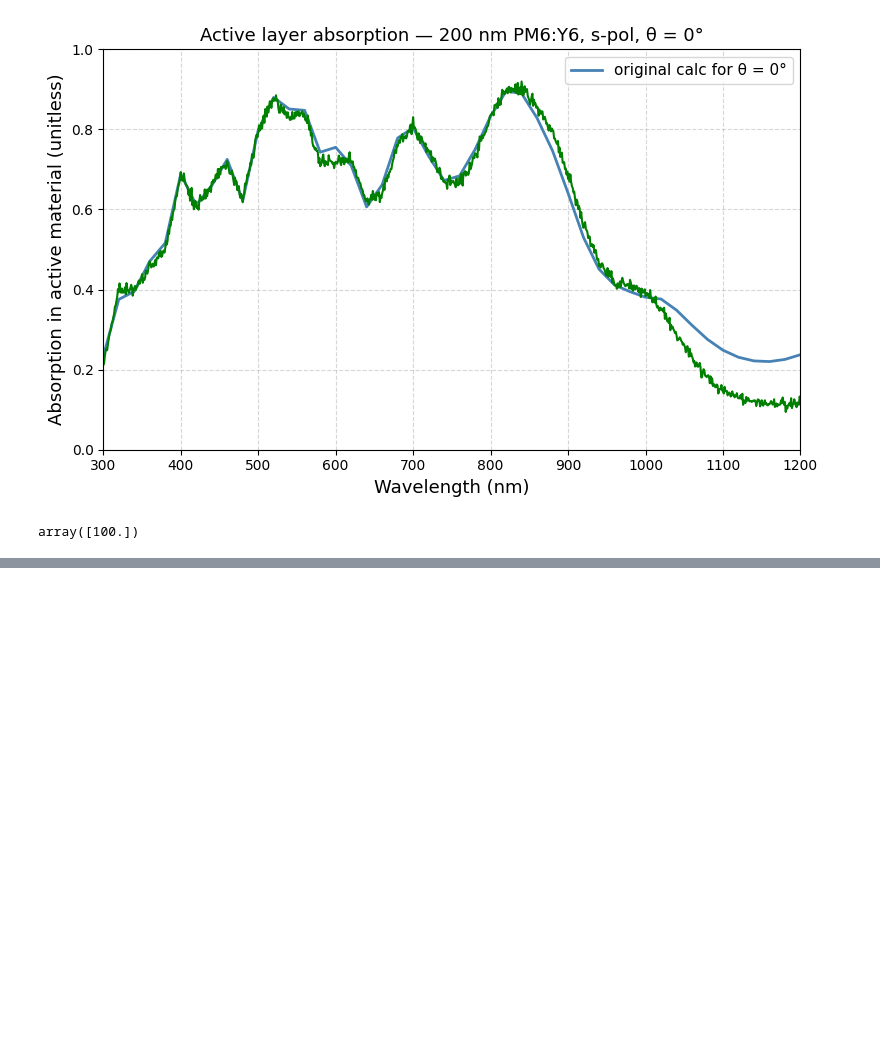
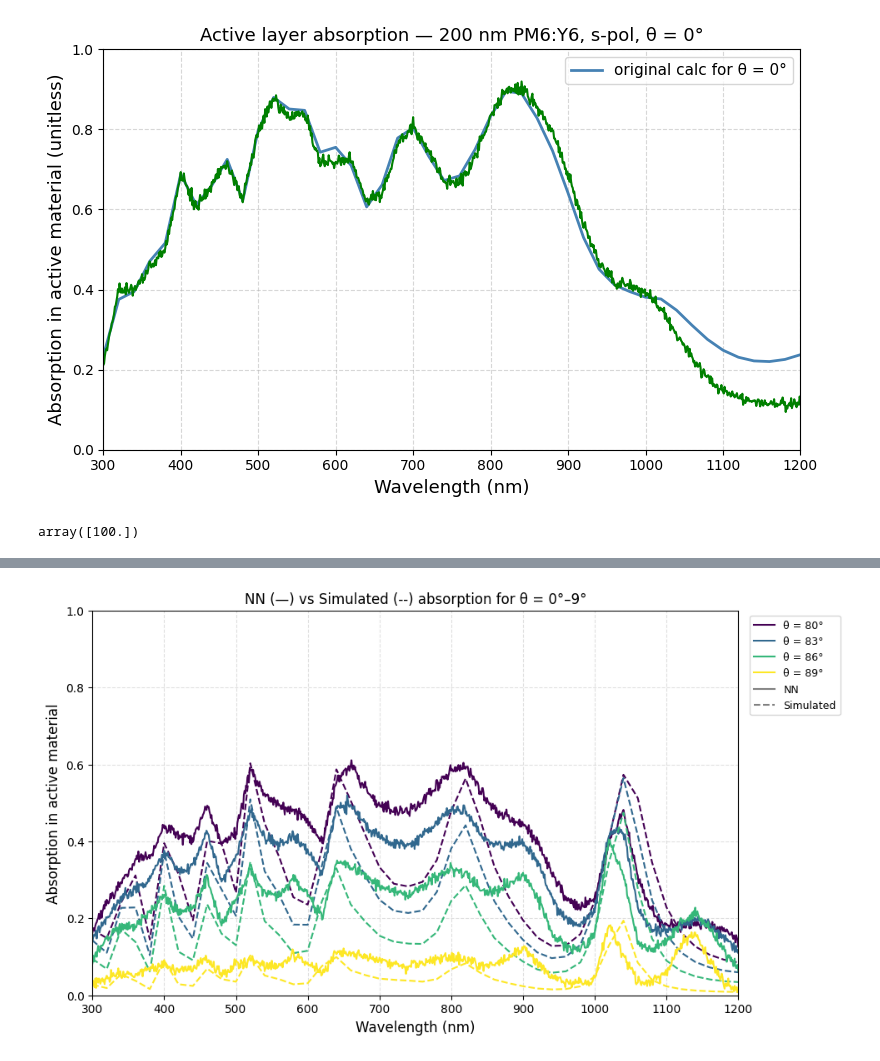
Before and after one commit to aimat-lab/SolDi2T, a Jupyter notebook: reading_Data.ipynb, the cells around one changed output, grey strips where cells are left out. Drawn from its saved outputs; the diff is of its cells as text; code cells hidden in the pictures; blank space fills up the shorter version.

```diff
--- a/reading_Data.ipynb
+++ b/reading_Data.ipynb
@@ -333,0 +395,31 @@ array([100.])
+# %%
+import matplotlib.cm as cm
+
+lambda_nn = np.arange(300, 1201, 1)  # 901 points
+angles_to_plot = range(80, 90, 3)
+colors = cm.viridis(np.linspace(0, 1, len(angles_to_plot)))
+
+fig, ax = plt.subplots(figsize=(10, 6))
+
+for idx, i in enumerate(angles_to_plot):
+    ax.plot(lambda_nn, A[0, i],     color=colors[idx], lw=1.5, linestyle="-",
+            label=f"θ = {i}°" if idx == 0 else f"θ = {i}°")
+    ax.plot(lambda_nn, A_new[0, i], color=colors[idx], lw=1.5, linestyle="--")
+
+# ── Legend: one entry per angle (color), plus linestyle guide ─────────────
+angle_lines = [plt.Line2D([0], [0], color=colors[idx], lw=1.5,
+               label=f"θ = {i}°") for idx, i in enumerate(angles_to_plot)]
+style_lines  = [plt.Line2D([0], [0], color="gray", lw=1.5, linestyle="-",  label="NN"),
+                plt.Line2D([0], [0], color="gray", lw=1.5, linestyle="--", label="Simulated")]
+
+ax.legend(handles=angle_lines + style_lines,
+          bbox_to_anchor=(1.01, 1), loc="upper left", fontsize=9)
+
+ax.set_xlabel("Wavelength (nm)", fontsize=12)
+ax.set_ylabel("Absorption in active material", fontsize=12)
+ax.set_title("NN (—) vs Simulated (--) absorption for θ = 0°–9°", fontsize=12)
+ax.set_xlim(300, 1200)
+ax.set_ylim(0, 1)
+ax.grid(True, linestyle="--", alpha=0.4)
+# %% [output]
+[figure, added]
```
Also changed, not shown: parts of 8 cells of this notebook, 1 other file.
